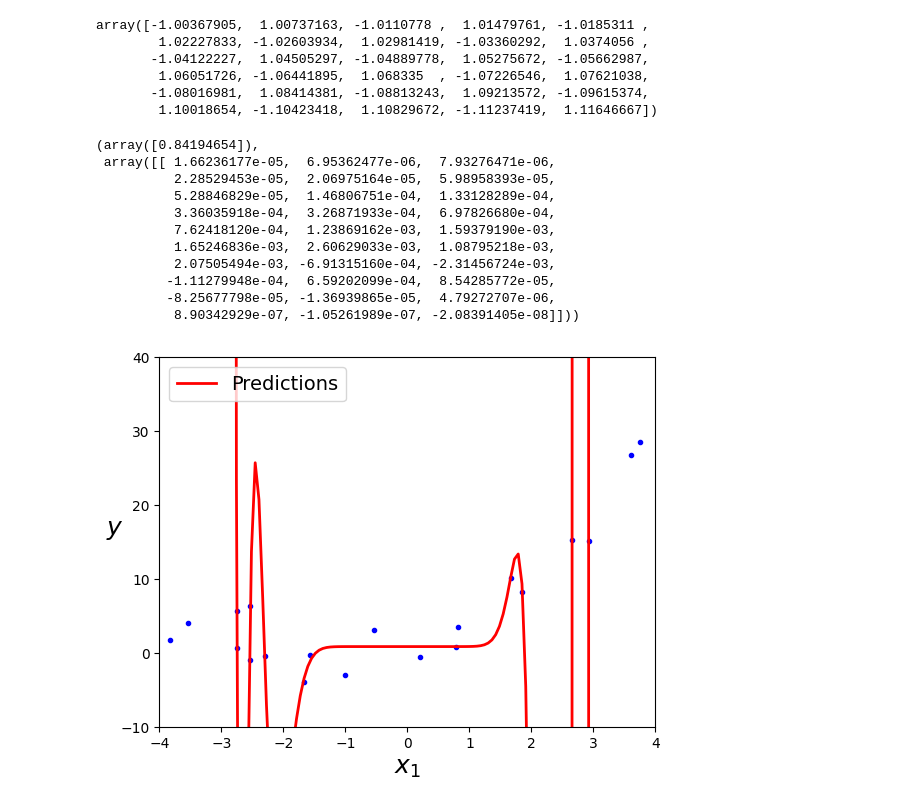
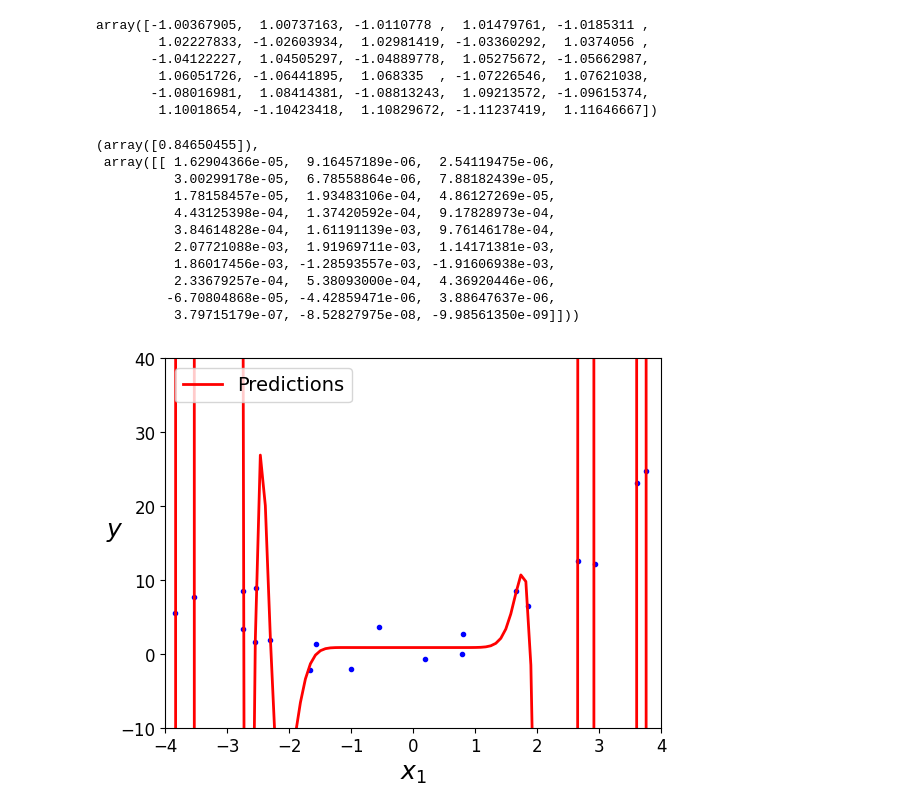
Before and after one commit to gundaminpde/2022, a Jupyter notebook: Linear_regression_Basic.ipynb, the cells around one changed output. Cells and saved outputs as stored; diff of their text form; code cells hidden in the pictures.

```diff
--- a/Linear_regression_Basic.ipynb
+++ b/Linear_regression_Basic.ipynb
@@ -77,7 +77,7 @@ np.random.seed(42)
 # %%
 m = 20
 X = 8 * np.random.rand(m, 1) - 4
-y =  X**2 + 3* X + 2 + 3* np.random.randn(m, 1)
+y =  X**2 + 2*X + 2 + 3* np.random.randn(m, 1)
 # %%
 import matplotlib.pyplot as plt
 
@@ -114,29 +114,29 @@ lin_reg = LinearRegression()
 lin_reg.fit(X_poly, y)
 lin_reg.intercept_, lin_reg.coef_
 # %% [output]
-(array([0.84194654]),
- array([[ 1.66236177e-05,  6.95362477e-06,  7.93276471e-06,
-          2.28529453e-05,  2.06975164e-05,  5.98958393e-05,
-          5.28846829e-05,  1.46806751e-04,  1.33128289e-04,
-          3.36035918e-04,  3.26871933e-04,  6.97826680e-04,
-          7.62418120e-04,  1.23869162e-03,  1.59379190e-03,
-          1.65246836e-03,  2.60629033e-03,  1.08795218e-03,
-          2.07505494e-03, -6.91315160e-04, -2.31456724e-03,
-         -1.11279948e-04,  6.59202099e-04,  8.54285772e-05,
-         -8.25677798e-05, -1.36939865e-05,  4.79272707e-06,
-          8.90342929e-07, -1.05261989e-07, -2.08391405e-08]]))
+(array([0.84650455]),
+ array([[ 1.62904366e-05,  9.16457189e-06,  2.54119475e-06,
+          3.00299178e-05,  6.78558864e-06,  7.88182439e-05,
+          1.78158457e-05,  1.93483106e-04,  4.86127269e-05,
+          4.43125398e-04,  1.37420592e-04,  9.17828973e-04,
+          3.84614828e-04,  1.61191139e-03,  9.76146178e-04,
+          2.07721088e-03,  1.91969711e-03,  1.14171381e-03,
+          1.86017456e-03, -1.28593557e-03, -1.91606938e-03,
+          2.33679257e-04,  5.38093000e-04,  4.36920446e-06,
+         -6.70804868e-05, -4.42859471e-06,  3.88647637e-06,
+          3.79715179e-07, -8.52827975e-08, -9.98561350e-09]]))
 # %%
 
 
-X_new=np.linspace(-3, 3, 100).reshape(100, 1)
+X_new=np.linspace(-4, 4, 100).reshape(100, 1)
 X_new_poly = poly_features.transform(X_new)
 y_new = lin_reg.predict(X_new_poly)
 plt.plot(X, y, "b.")
 plt.plot(X_new, y_new, "r-", linewidth=2, label="Predictions")
 plt.xlabel("$x_1$", fontsize=18)
 plt.ylabel("$y$", rotation=0, fontsize=18)
 plt.legend(loc="upper left", fontsize=14)
 plt.axis([-4, 4, -10, 40])
 plt.show()
 # %% [output]
-[figure, old version]
+[figure, new version]
```
Also changed, not shown: parts of 3 cells of this notebook.
